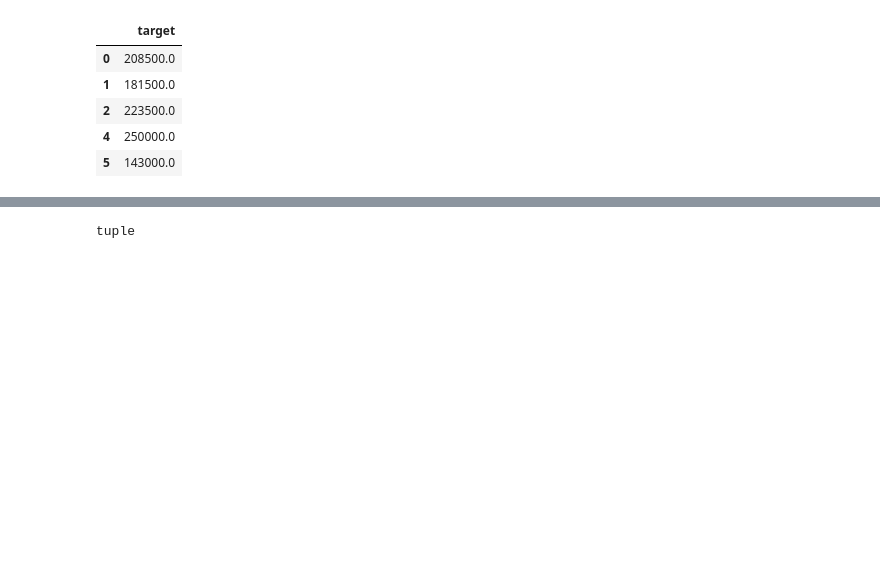
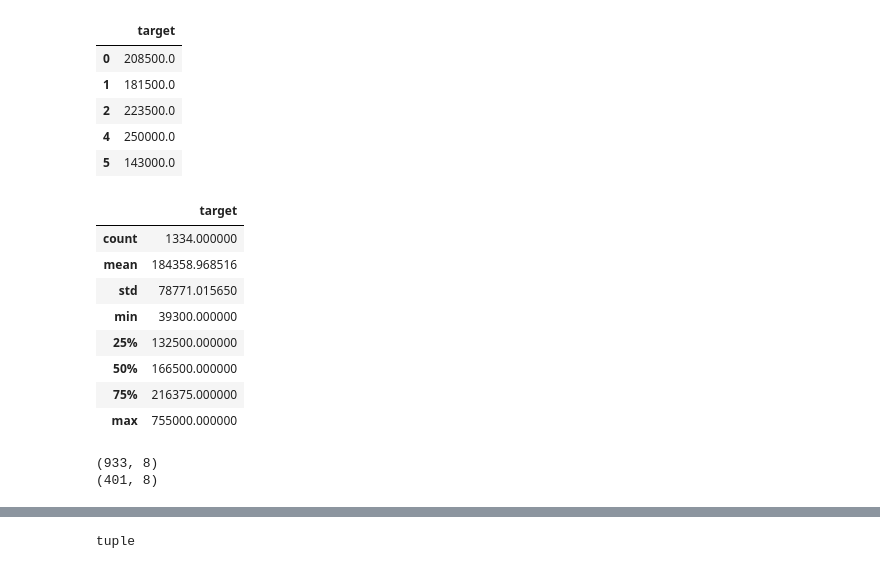
Before and after one commit to MrRachidK/Projet_E2_P1, a Jupyter notebook: model_Rachid.ipynb, the cells around one changed output, grey strips where cells are left out. Drawn from its saved outputs; the diff is of its cells as text; code cells hidden in the pictures; blank space fills up the shorter version.

```diff
--- a/model_Rachid.ipynb
+++ b/model_Rachid.ipynb
@@ -139,5 +161,24 @@ Y.head()
 | 2 | 223500.0 |
 | 4 | 250000.0 |
 | 5 | 143000.0 |
+# %%
+"""Get metrics of a series"""
+Y.describe()
+# %% [output]
+|  | target |
+| count | 1334.000000 |
+| mean | 184358.968516 |
+| std | 78771.015650 |
+| min | 39300.000000 |
+| 25% | 132500.000000 |
+| 50% | 166500.000000 |
+| 75% | 216375.000000 |
+| max | 755000.000000 |
 # %%
 X_train, X_valid, y_train, y_valid = train_test_split(X, Y, test_size=.3, random_state=1121218)
+# %%
+print(X_train.shape)
+print(X_valid.shape)
+# %% [output]
+(933, 8)
+(401, 8)
```
Also changed, not shown: parts of 12 cells of this notebook, 6 other files.
